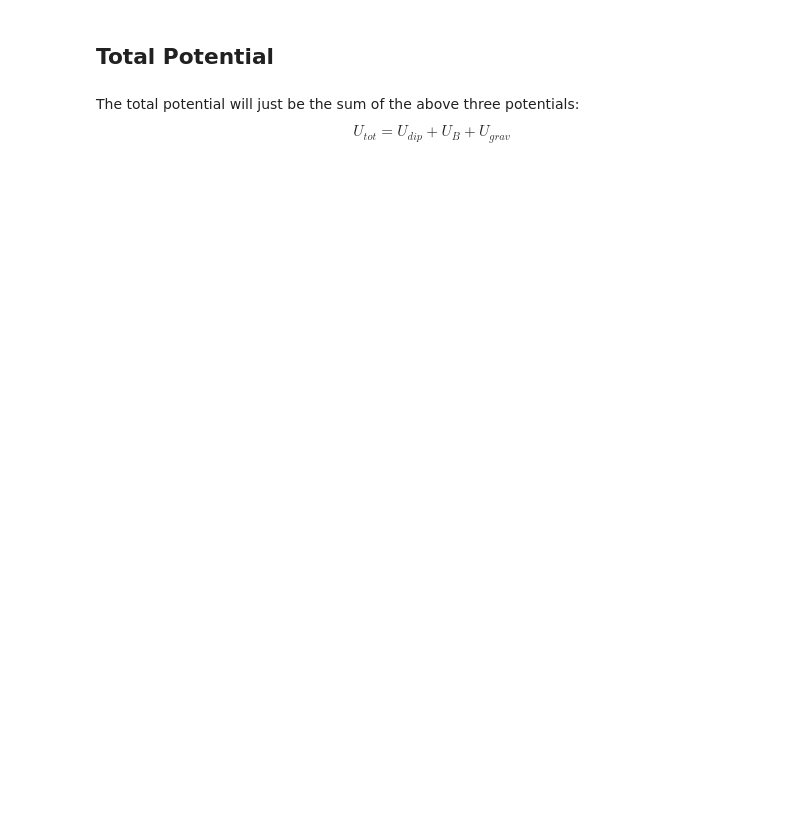
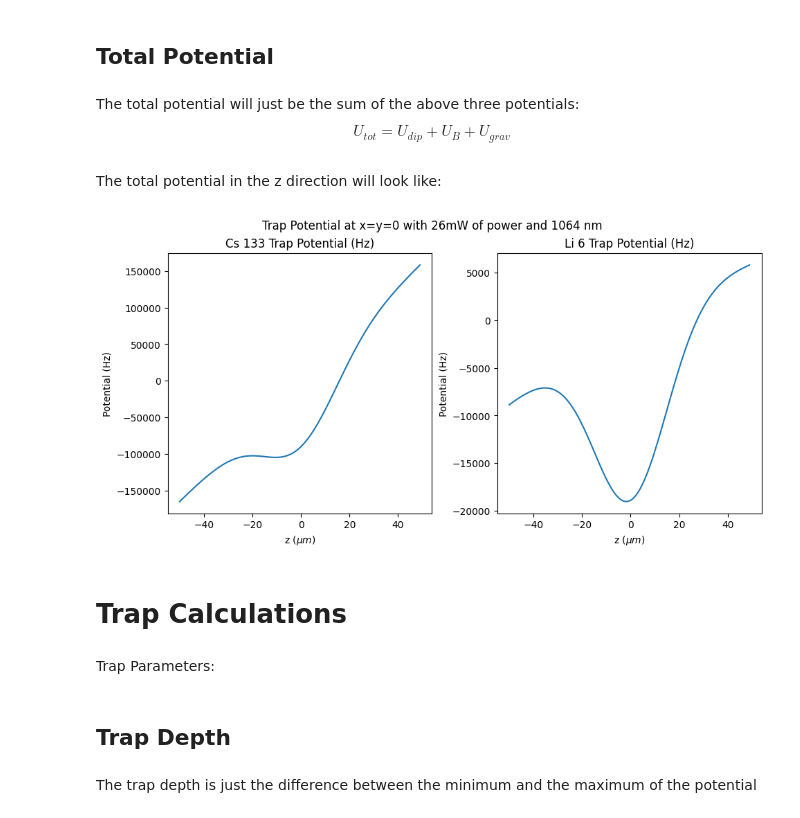
Before and after one commit to Mouhamedm17/DipoleTrappingCalculations, a Jupyter notebook: 1064Trap.ipynb, the cells around one changed output. Cells and saved outputs as stored; diff of their text form; code cells hidden in the pictures; blank space fills up the shorter version.

Commit message:
finished preliminary trap calculations

```diff
--- a/1064Trap.ipynb
+++ b/1064Trap.ipynb
@@ -358,7 +424,7 @@ plt.show()
 The total potential will just be the sum of the above three potentials:
 $$ U_{tot} = U_{dip} + U_B + U_{grav}  $$
 # %%
-def total_potential(x,y,z, *args):
+def total_potential(r, *args):
     """
     Function for computing the total potential experienced by an atom
 
@@ -368,10 +434,18 @@ def total_potential(x,y,z, *args):
             - dipole_params: parameters for dipole potential (see dipole_potential)
             - b_params: parameters for the magnetic field (see magnetic_potential)
             - grav_params: parameters for gravitational potential (see grav_potential)
+
+    returns (float): The total potential in Hz
     """
-    dipole_params = args[0]
-    b_params = args[1]
-    grav_params = args[2]
+    params = args[0]
+    dipole_params = params[0]
+    b_params = params[1]
+    grav_params = params[2]
+
+    #get x,y,z
+    x = r[0]
+    y = r[1]
+    z = r[2]
 
     u_dip = dipole_potential(y,z, dipole_params)
 
@@ -379,3 +453,62 @@ def total_potential(x,y,z, *args):
     u_grav = grav_potential(z, grav_params)
 
     return u_dip + u_b + u_grav
+# %% [markdown]
+The total potential in the z direction will look like:
+# %%
+def graph_total_potential():
+    #electric field parameters
+    field_args = (26e-3, 30e-6, 30e-6)
+
+    #Cesium 133 parameters
+    gamma_cs = Cs133.D2.Gamma
+    lambda_laser_cs = Constants.Lambda1064
+    lambda_D1_cs = Cs133.D1.wavelength
+    lambda_D2_cs = Cs133.D2.wavelength
+
+    cs_dipole_potential_params = (gamma_cs, lambda_laser_cs, lambda_D1_cs, lambda_D2_cs, field_args)
+    cs_b_potential_params = (Cs133.GS.g_j)
+    cs_grav_potential_params = (Cs133.mass)
+
+    #Lithium 6 parameters
+    gamma_li = Li6.D2.Gamma
+    lambda_laser_li = Constants.Lambda1064
+    lambda_D1_li = Li6.D1.wavelength
+    lambda_D2_li = Li6.D2.wavelength
+
+    li_dipole_potential_params = (gamma_li, lambda_laser_li, lambda_D1_li, lambda_D2_li, field_args)
+    li_b_potential_params = (Li6.GS.g_j)
+    li_grav_potential_params = (Li6.mass)
+
+    #trap potential params
+    cs_trap_params = (cs_dipole_potential_params, cs_b_potential_params, cs_grav_potential_params)
+    li_trap_params = (li_dipole_potential_params, li_b_potential_params, li_grav_potential_params)
+
+    #generate coordinates and figure
+    x = np.arange(-100, 100)
+    y = np.arange(-100, 100)
+    z = np.arange(-50,50)
+
+    fig = plt.figure(layout = 'constrained', figsize=plt.figaspect(0.5))
+    fig.suptitle("Trap Potential at x=y=0 with 26mW of power and 1064 nm")
+
+    #get total potentials
+    cs_potential = total_potential([0,0,z], cs_trap_params)
+    li_potential = total_potential([0,0,z], li_trap_params)
+
+    ax1 = fig.add_subplot(1,2,1)
+    ax1.plot(z, cs_potential)
+    ax1.set(xlabel=r'z ($\mu m$)', ylabel=r'Potential (Hz)', title="Cs 133 Trap Potential (Hz)")
+
+    ax2 = fig.add_subplot(1,2,2)
+    ax2.plot(z, li_potential)
+    ax2.set(xlabel=r'z ($\mu m$)', ylabel=r'Potential (Hz)', title="Li 6 Trap Potential (Hz)")
+
+graph_total_potential()
+plt.show()
+# %% [output]
+[figure, added]
+# %% [markdown]
+# Trap Calculations
+# %% [markdown]
+Trap Parameters:
@@ -381,0 +544,4 @@ def total_potential(x,y,z, *args):
+# %% [markdown]
+## Trap Depth
+# %% [markdown]
+The trap depth is just the difference between the minimum and the maximum of the potential
```
Also changed, not shown: parts of 35 cells of this notebook.
